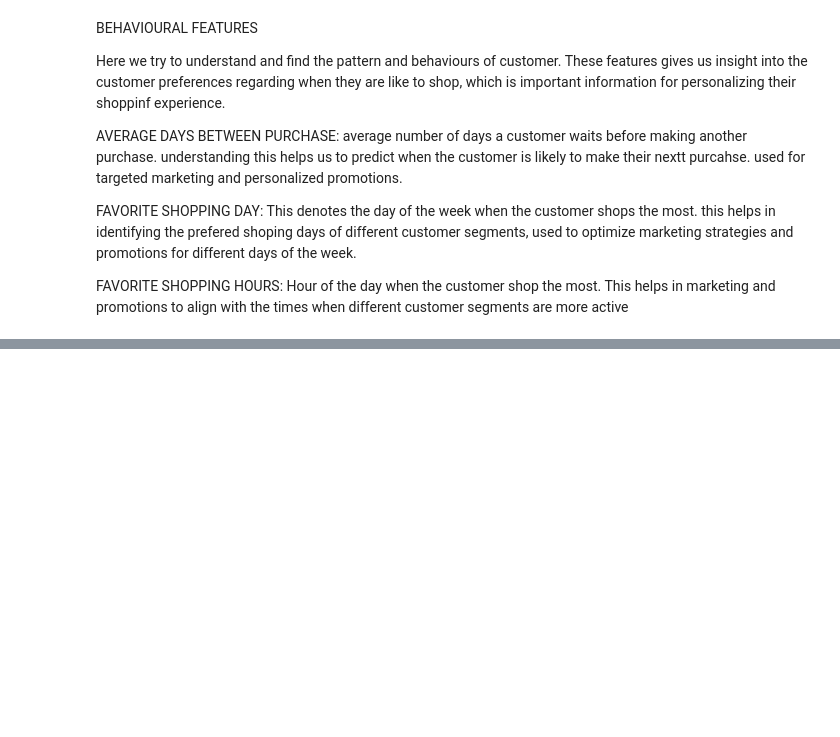
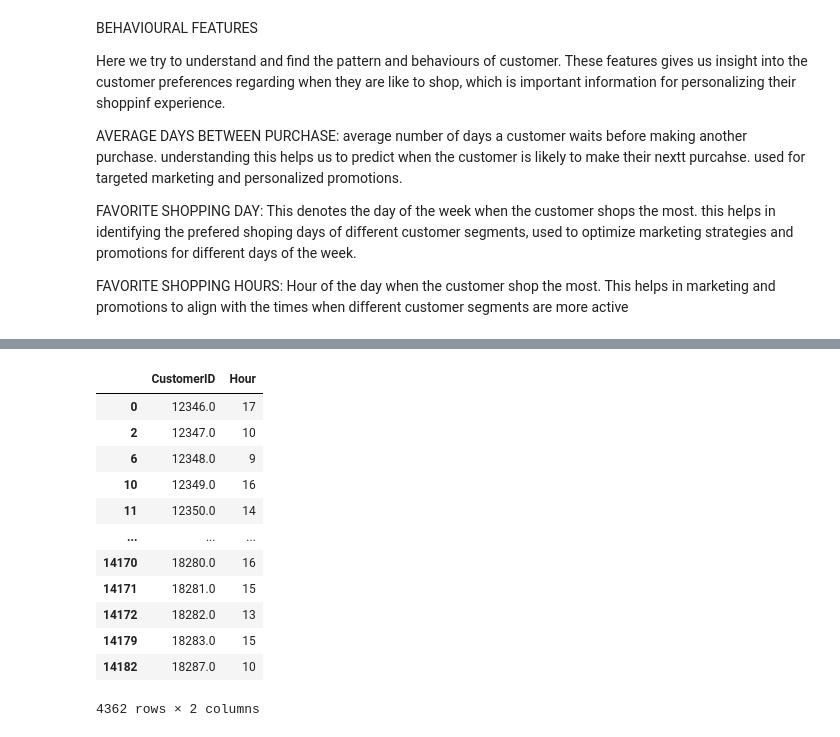
Before and after one commit to vishwan454/Customer_Segmentation_and_Recomendation-_System, a Jupyter notebook: customer_Segmentation_and_Recommendation_System.ipynb, the cells around one changed output, grey strips where cells are left out. Saved outputs shown, nothing was run; the diff lists cells and outputs as text; code cells hidden in the pictures; blank space fills up the shorter version.

```diff
--- a/customer_Segmentation_and_Recommendation_System.ipynb
+++ b/customer_Segmentation_and_Recommendation_System.ipynb
@@ -727,0 +790,21 @@ df1["Hour"] = df1["InvoiceDate"].dt.hour
+# %%
+# Find the favourite shopping hour of the day.
+
+favorite_shopping_hour = df1.groupby(["CustomerID", "Hour"]).size().reset_index(name="Count")
+favorite_shopping_hour = favorite_shopping_hour.loc[favorite_shopping_hour.groupby("CustomerID")["Count"].idxmax()][["CustomerID", "Hour"]]
+
+favorite_shopping_hour
+# %% [output]
+|  | CustomerID | Hour |
+| 0 | 12346.0 | 17 |
+| 2 | 12347.0 | 10 |
+| 6 | 12348.0 | 9 |
+| 10 | 12349.0 | 16 |
+| 11 | 12350.0 | 14 |
+| ... | ... | ... |
+| 14170 | 18280.0 | 16 |
+| 14171 | 18281.0 | 15 |
+| 14172 | 18282.0 | 13 |
+| 14179 | 18283.0 | 15 |
+| 14182 | 18287.0 | 10 |
+4362 rows × 2 columns
```
Also changed, not shown: parts of 14 cells of this notebook.
